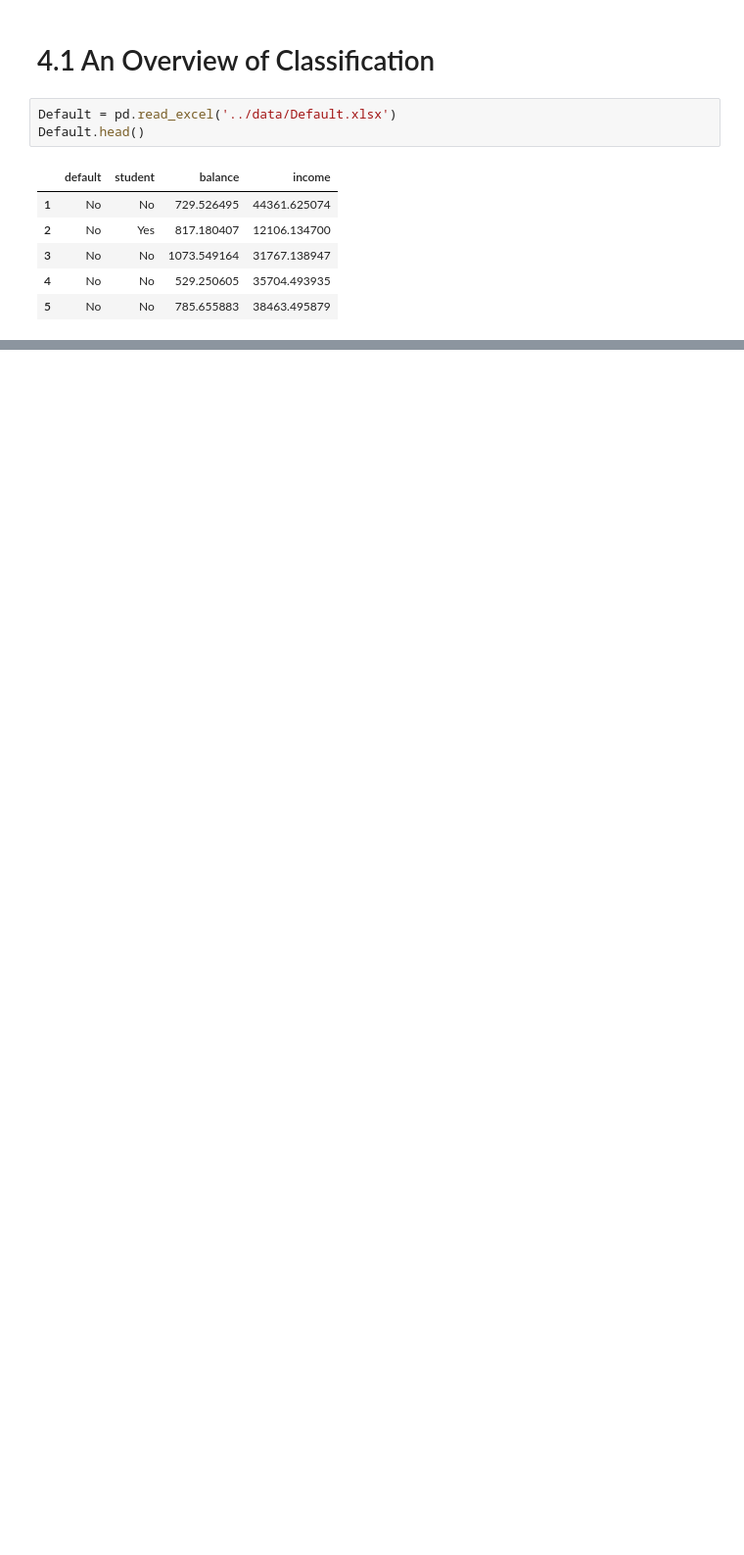
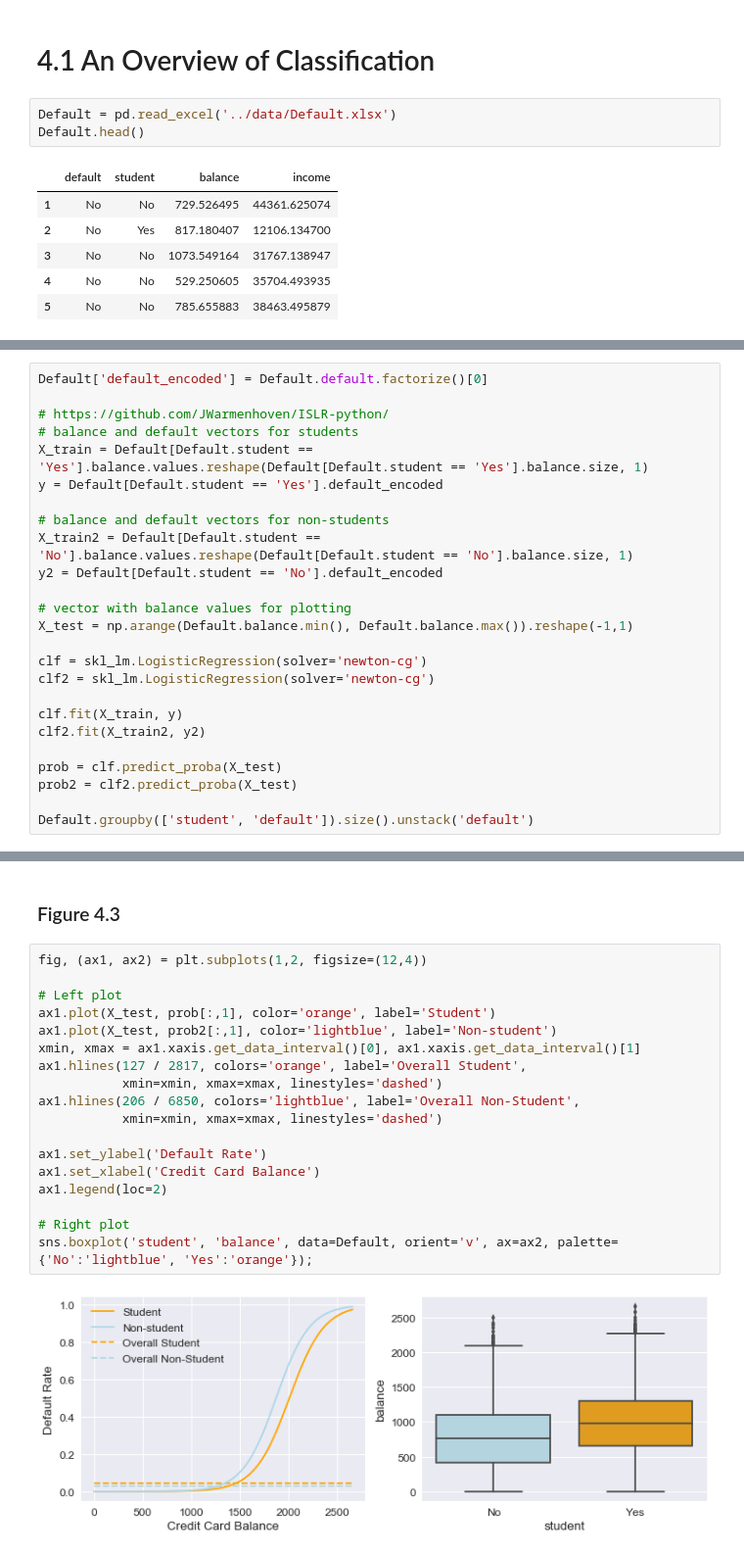
Before and after one commit to HammadZahidAli/ISLR-Python, a Jupyter notebook: notes/Chapter 4 - Classification.ipynb, the cells around one changed output, grey strips where cells are left out. Shown at 98% size. Cells and saved outputs as stored; diff of their text form; blank space fills up the shorter version.

```diff
--- a/notes/Chapter 4 - Classification.ipynb
+++ b/notes/Chapter 4 - Classification.ipynb
@@ -48,0 +206,25 @@ plt.show()
+# %%
+Default['default_encoded'] = Default.default.factorize()[0]
+
+# https://github.com/JWarmenhoven/ISLR-python/
+# balance and default vectors for students
+X_train = Default[Default.student == 'Yes'].balance.values.reshape(Default[Default.student == 'Yes'].balance.size, 1)
+y = Default[Default.student == 'Yes'].default_encoded
+
+# balance and default vectors for non-students
+X_train2 = Default[Default.student == 'No'].balance.values.reshape(Default[Default.student == 'No'].balance.size, 1)
+y2 = Default[Default.student == 'No'].default_encoded
+
+# vector with balance values for plotting
+X_test = np.arange(Default.balance.min(), Default.balance.max()).reshape(-1,1)
+
+clf = skl_lm.LogisticRegression(solver='newton-cg')
+clf2 = skl_lm.LogisticRegression(solver='newton-cg')
+
+clf.fit(X_train, y)
+clf2.fit(X_train2, y2)
+
+prob = clf.predict_proba(X_test)
+prob2 = clf2.predict_proba(X_test)
+
+Default.groupby(['student', 'default']).size().unstack('default')
@@ -48,0 +236,22 @@ plt.show()
+# %% [markdown]
+### Figure 4.3
+# %%
+fig, (ax1, ax2) = plt.subplots(1,2, figsize=(12,4))
+
+# Left plot
+ax1.plot(X_test, prob[:,1], color='orange', label='Student')
+ax1.plot(X_test, prob2[:,1], color='lightblue', label='Non-student')
+xmin, xmax = ax1.xaxis.get_data_interval()[0], ax1.xaxis.get_data_interval()[1]
+ax1.hlines(127 / 2817, colors='orange', label='Overall Student',
+           xmin=xmin, xmax=xmax, linestyles='dashed')
+ax1.hlines(206 / 6850, colors='lightblue', label='Overall Non-Student',
+           xmin=xmin, xmax=xmax, linestyles='dashed')
+
+ax1.set_ylabel('Default Rate')
+ax1.set_xlabel('Credit Card Balance')
+ax1.legend(loc=2)
+
+# Right plot
+sns.boxplot('student', 'balance', data=Default, orient='v', ax=ax2, palette={'No':'lightblue', 'Yes':'orange'});
+# %% [output]
+[figure, added]
```
Also changed, not shown: parts of 23 cells of this notebook.
